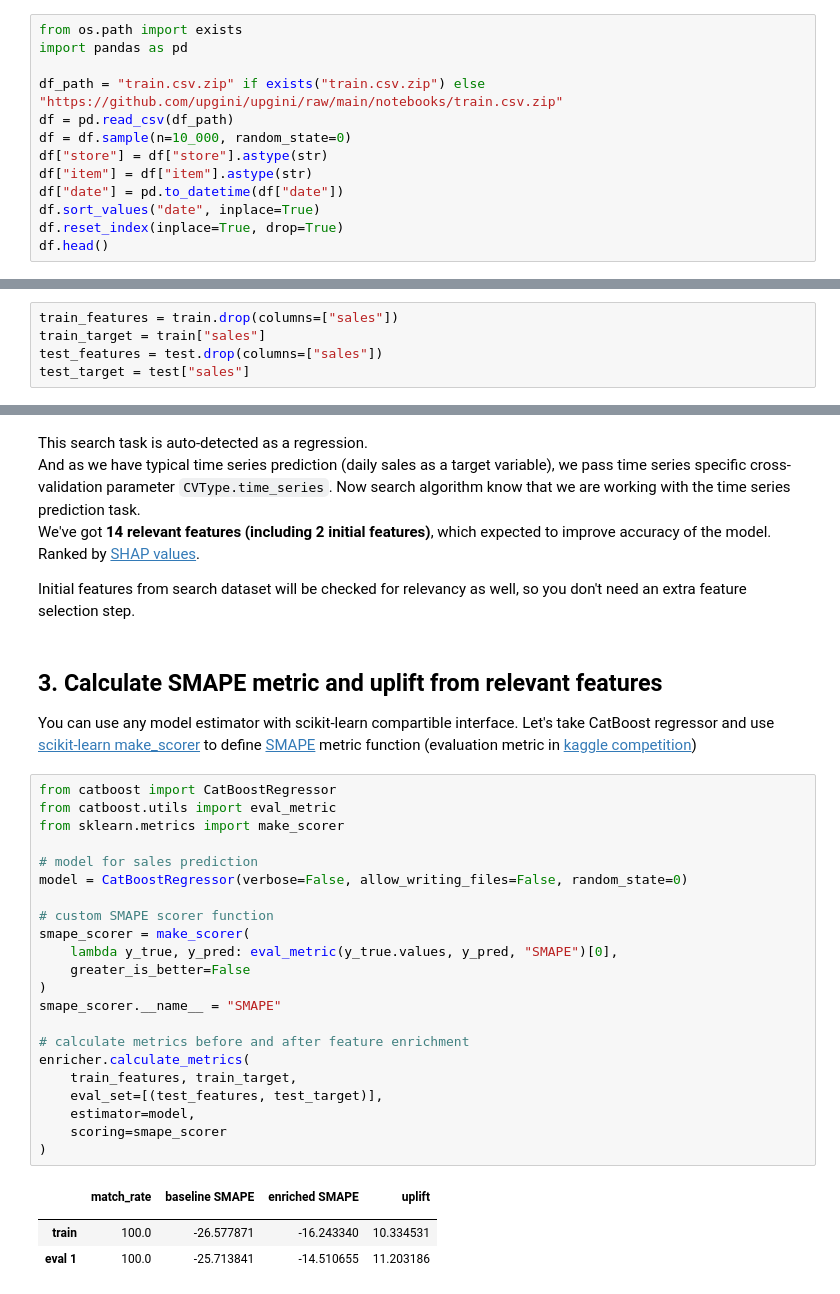
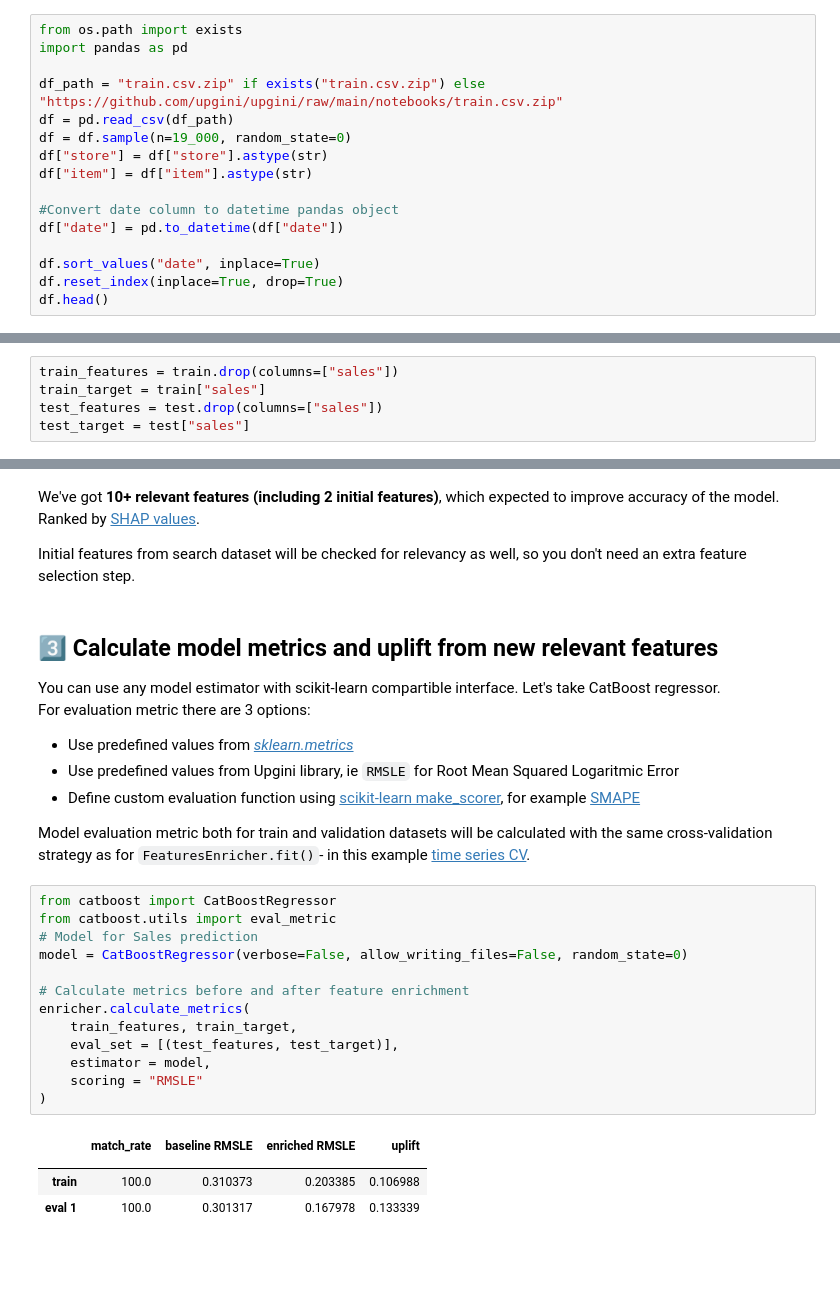
Before and after one commit to upgini/upgini, a Jupyter notebook: notebooks/kaggle_example.ipynb, the cells around one changed output, grey strips where cells are left out. Cells and saved outputs as stored; diff of their text form; blank space fills up the shorter version.

```diff
--- a/notebooks/kaggle_example.ipynb
+++ b/notebooks/kaggle_example.ipynb
@@ -18,10 +19,13 @@ import pandas as pd
 
 df_path = "train.csv.zip" if exists("train.csv.zip") else "https://github.com/upgini/upgini/raw/main/notebooks/train.csv.zip"
 df = pd.read_csv(df_path)
-df = df.sample(n=10_000, random_state=0)
+df = df.sample(n=19_000, random_state=0)
 df["store"] = df["store"].astype(str)
 df["item"] = df["item"].astype(str)
+
+#Convert date column to datetime pandas object
 df["date"] = pd.to_datetime(df["date"])
+
 df.sort_values("date", inplace=True)
 df.reset_index(inplace=True, drop=True)
 df.head()
@@ -92,37 +100,31 @@ We found 12 useful feature(s) for you by search keys: ['date', 'country_iso_code
 # %% [markdown]
-This search task is auto-detected as a regression.
-And as we have typical time series prediction (daily sales as a target variable), we pass time series specific cross-validation parameter `CVType.time_series`. Now search algorithm know that we are working with the time series prediction task.
-We've got **14 relevant features (including 2 initial features)**, which expected to improve accuracy of the model. Ranked by [SHAP values](https://en.wikipedia.org/wiki/Shapley_value).
+We've got **10+ relevant features (including 2 initial features)**, which expected to improve accuracy of the model. Ranked by [SHAP values](https://en.wikipedia.org/wiki/Shapley_value).
 
 Initial features from search dataset will be checked for relevancy as well, so you don't need an extra feature selection step.
-# %% [markdown]
-## 3. Calculate SMAPE metric and uplift from relevant features
-You can use any model estimator with scikit-learn compartible interface.
-Let's take CatBoost regressor and use [scikit-learn make_scorer](https://scikit-learn.org/stable/modules/generated/sklearn.metrics.make_scorer.html) to define [SMAPE](https://en.wikipedia.org/wiki/Symmetric_mean_absolute_percentage_error) metric function (evaluation metric in [kaggle competition](https://www.kaggle.com/c/demand-forecasting-kernels-only))
+# %% [markdown]
+## 3️⃣ Calculate model metrics and uplift from new relevant features
+You can use any model estimator with scikit-learn compartible interface. Let's take CatBoost regressor.
+For evaluation metric there are 3 options:
+* Use predefined values from [*sklearn.metrics*](https://scikit-learn.org/0.15/modules/model_evaluation.html#common-cases-predefined-values)
+* Use predefined values from Upgini library, ie `RMSLE` for Root Mean Squared Logaritmic Error
+* Define custom evaluation function using [scikit-learn make_scorer](https://scikit-learn.org/0.15/modules/model_evaluation.html#defining-your-scoring-strategy-from-score-functions), for example [SMAPE](https://en.wikipedia.org/wiki/Symmetric_mean_absolute_percentage_error)
+
+Model evaluation metric both for train and validation datasets will be calculated with the same cross-validation strategy as for `FeaturesEnricher.fit()`-  in this example [time series CV](https://scikit-learn.org/stable/modules/cross_validation.html#time-series-split).
 # %%
 from catboost import CatBoostRegressor
 from catboost.utils import eval_metric
-from sklearn.metrics import make_scorer
-
-# model for sales prediction
+# Model for Sales prediction
 model = CatBoostRegressor(verbose=False, allow_writing_files=False, random_state=0)
 
-# custom SMAPE scorer function
-smape_scorer = make_scorer(
-    lambda y_true, y_pred: eval_metric(y_true.values, y_pred, "SMAPE")[0],
-    greater_is_better=False
-)
-smape_scorer.__name__ = "SMAPE"
-
-# calculate metrics before and after feature enrichment
+# Calculate metrics before and after feature enrichment
 enricher.calculate_metrics(
     train_features, train_target,
-    eval_set=[(test_features, test_target)],
-    estimator=model,
-    scoring=smape_scorer
+    eval_set = [(test_features, test_target)],
+    estimator = model,
+    scoring = "RMSLE"
 )
 # %% [output]
-|  | match_rate | baseline SMAPE | enriched SMAPE | uplift |
+|  | match_rate | baseline RMSLE | enriched RMSLE | uplift |
 |  |  |  |  |  |
-| train | 100.0 | -26.577871 | -16.243340 | 10.334531 |
-| eval 1 | 100.0 | -25.713841 | -14.510655 | 11.203186 |
+| train | 100.0 | 0.310373 | 0.203385 | 0.106988 |
+| eval 1 | 100.0 | 0.301317 | 0.167978 | 0.133339 |
```
Also changed, not shown: parts of 14 cells of this notebook.
